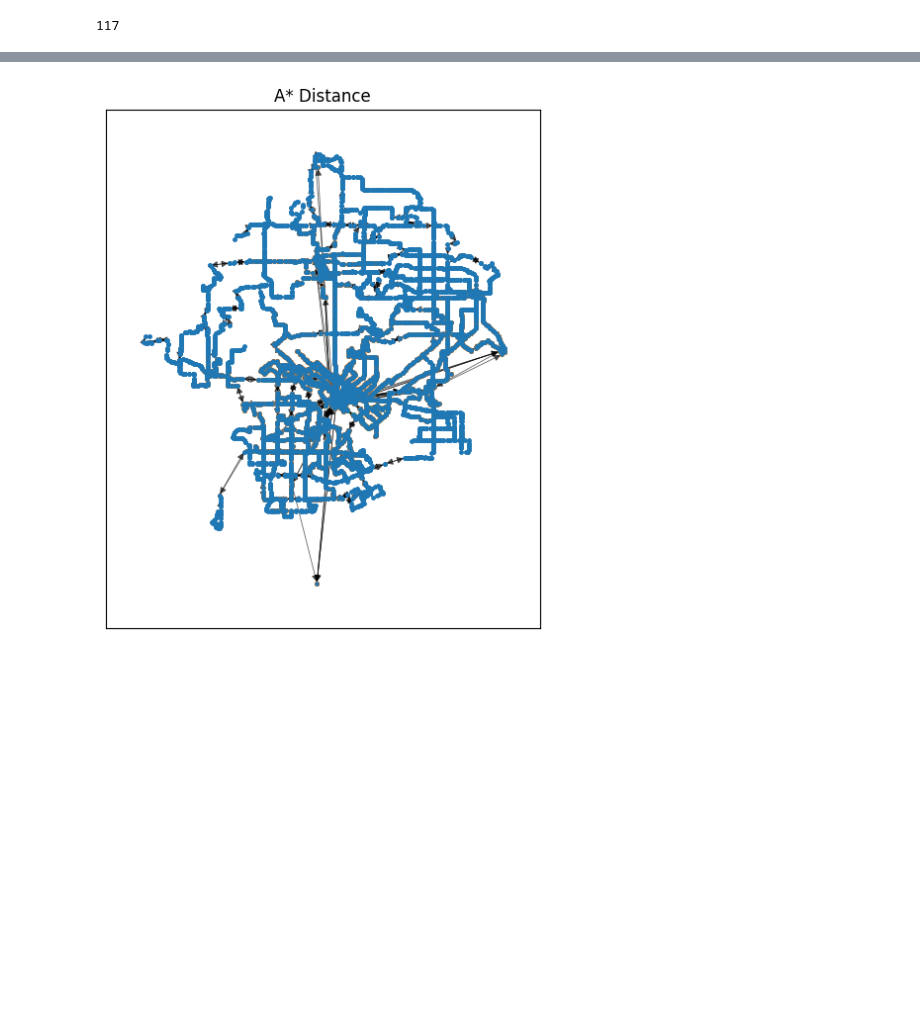
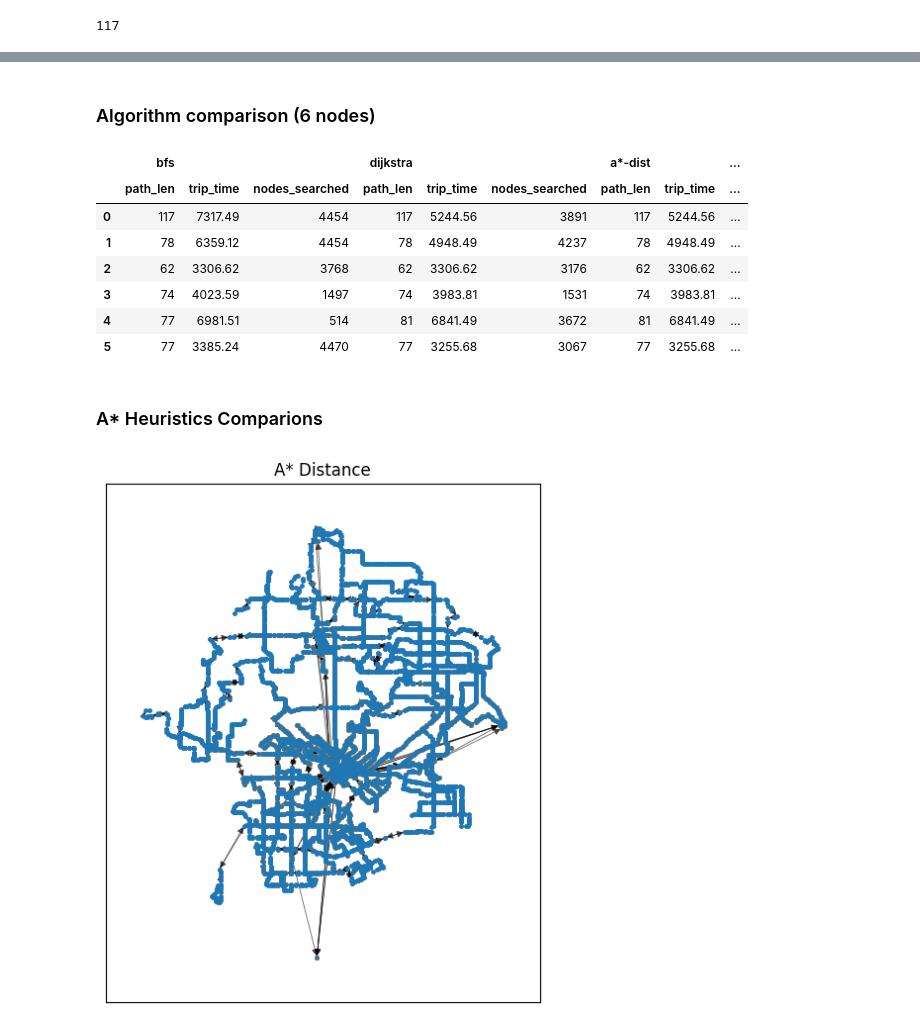
Before and after one commit to Antyos/DCNS-S23-Project, a Jupyter notebook: dart_graph.ipynb, the cells around one changed output, grey strips where cells are left out. Cells and saved outputs as stored; diff of their text form; code cells hidden in the pictures; blank space fills up the shorter version.

Commit message:
Add pathfinding analysis

```diff
--- a/dart_graph.ipynb
+++ b/dart_graph.ipynb
@@ -184,13 +186,3 @@ end = goals[0][1]
 len(astar(G2_time, start, end)[0])
 # %% [output]
 117
-# %%
-pos = nx.get_node_attributes(G2_time, "pos")
-for start, end in goals:
-    p, d, s = astar(G2_time, start, end, lambda u, v: np.linalg.norm(pos[u]-pos[v]))
-    print(len(p), d, s)
-print()
-
-for start, end in goals:
-    p, d, s = astar_dist(G3, start, end, nx.get_node_attributes(G3, "pos"))
-    print(len(p), d, s)
@@ -209,0 +191,15 @@ from dcns.plot_graphs import plot_graph, plot_pathfinding
+# %%
+pos = nx.get_node_attributes(G2_time, "pos")
+def path_stats(p, t, s):
+    return {"path_len": len(p), "trip_time": t, "nodes_searched": s}
+
+G2_df = pd.DataFrame(data=[
+    path_stats(*astar_dist(G2_time, start, end, pos))
+    for start, end in goals
+])
+G3_df = pd.DataFrame(data=[
+    path_stats(*astar_dist(G3_time, start, end, pos))
+    for start, end in goals
+])
+
+pd.concat([G2_df, G3_df], keys=["Trips only", "With close edges"], axis=1)
@@ -210,3 +221,36 @@ from dcns.plot_graphs import plot_graph, plot_pathfinding
+# %% [markdown]
+### Algorithm comparison (6 nodes)
+# %%
+from functools import partial
+from dcns.pathfinding import bfs, dijkstra, astar_dist
+
+algorithms = {
+    "bfs": bfs,
+    "dijkstra": dijkstra,
+    "a*-dist": partial(astar_dist, node_pos=pos),
+}
+
+pd.concat(
+    [
+        pd.DataFrame(
+            data=[path_stats(*func(G2_time, start, end)) for start, end in goals]
+        )
+        for func in algorithms.values()
+    ],
+    keys=algorithms.keys(),
+    axis=1,
+)
+# %% [output]
+|  | bfs |  |  | dijkstra |  |  | a*-dist |  | ... |
+|  | path_len | trip_time | nodes_searched | path_len | trip_time | nodes_searched | path_len | trip_time | ... |
+| 0 | 117 | 7317.49 | 4454 | 117 | 5244.56 | 3891 | 117 | 5244.56 | ... |
+| 1 | 78 | 6359.12 | 4454 | 78 | 4948.49 | 4237 | 78 | 4948.49 | ... |
+| 2 | 62 | 3306.62 | 3768 | 62 | 3306.62 | 3176 | 62 | 3306.62 | ... |
+| 3 | 74 | 4023.59 | 1497 | 74 | 3983.81 | 1531 | 74 | 3983.81 | ... |
+| 4 | 77 | 6981.51 | 514 | 81 | 6841.49 | 3672 | 81 | 6841.49 | ... |
+| 5 | 77 | 3385.24 | 4470 | 77 | 3255.68 | 3067 | 77 | 3255.68 | ... |
+# %% [markdown]
+### A* Heuristics Comparions
 # %%
 anim = plot_pathfinding(
     G2_time,
```
Also changed, not shown: parts of 6 cells of this notebook.
